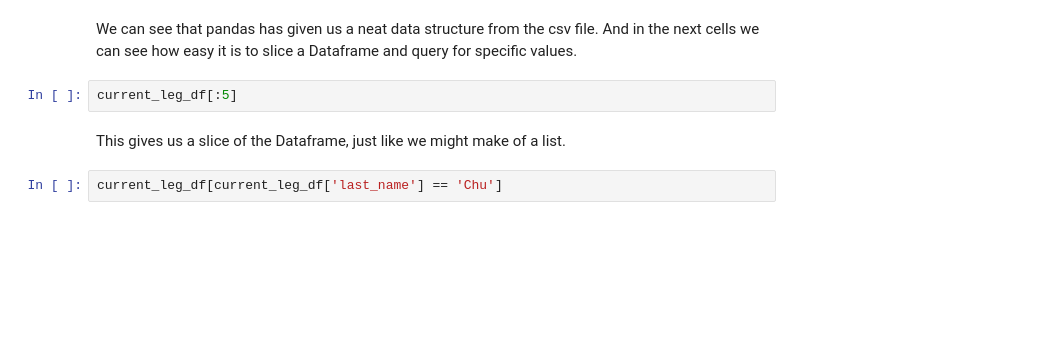
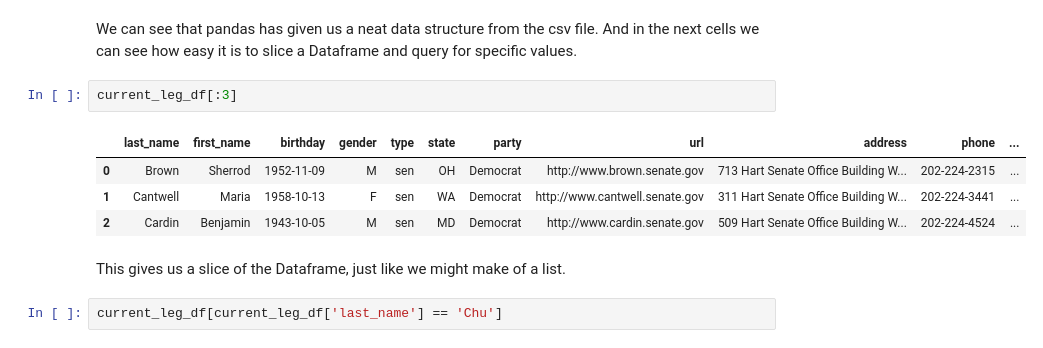
Before and after one commit to gignosko/PyOhio, a Jupyter notebook: PyOhio.ipynb, the cells around one changed output. Cells and saved outputs as stored; diff of their text form; blank space fills up the shorter version.

```diff
--- a/PyOhio.ipynb
+++ b/PyOhio.ipynb
@@ -51,7 +57,12 @@ current_leg_df
 # %% [markdown]
 We can see that pandas has given us a neat data structure from the csv file. And in the next cells we can see how easy it is to slice a Dataframe and query for specific values.
 # %%
-current_leg_df[:5]
+current_leg_df[:3]
+# %% [output]
+|  | last_name | first_name | birthday | gender | type | state | party | url | address | phone | ... |
+| 0 | Brown | Sherrod | 1952-11-09 | M | sen | OH | Democrat | http://www.brown.senate.gov | 713 Hart Senate Office Building W... | 202-224-2315 | ... |
+| 1 | Cantwell | Maria | 1958-10-13 | F | sen | WA | Democrat | http://www.cantwell.senate.gov | 311 Hart Senate Office Building W... | 202-224-3441 | ... |
+| 2 | Cardin | Benjamin | 1943-10-05 | M | sen | MD | Democrat | http://www.cardin.senate.gov | 509 Hart Senate Office Building W... | 202-224-4524 | ... |
 # %% [markdown]
 This gives us a slice of the Dataframe, just like we might make of a list.
 # %%
```
Also changed, not shown: parts of 44 cells of this notebook.
